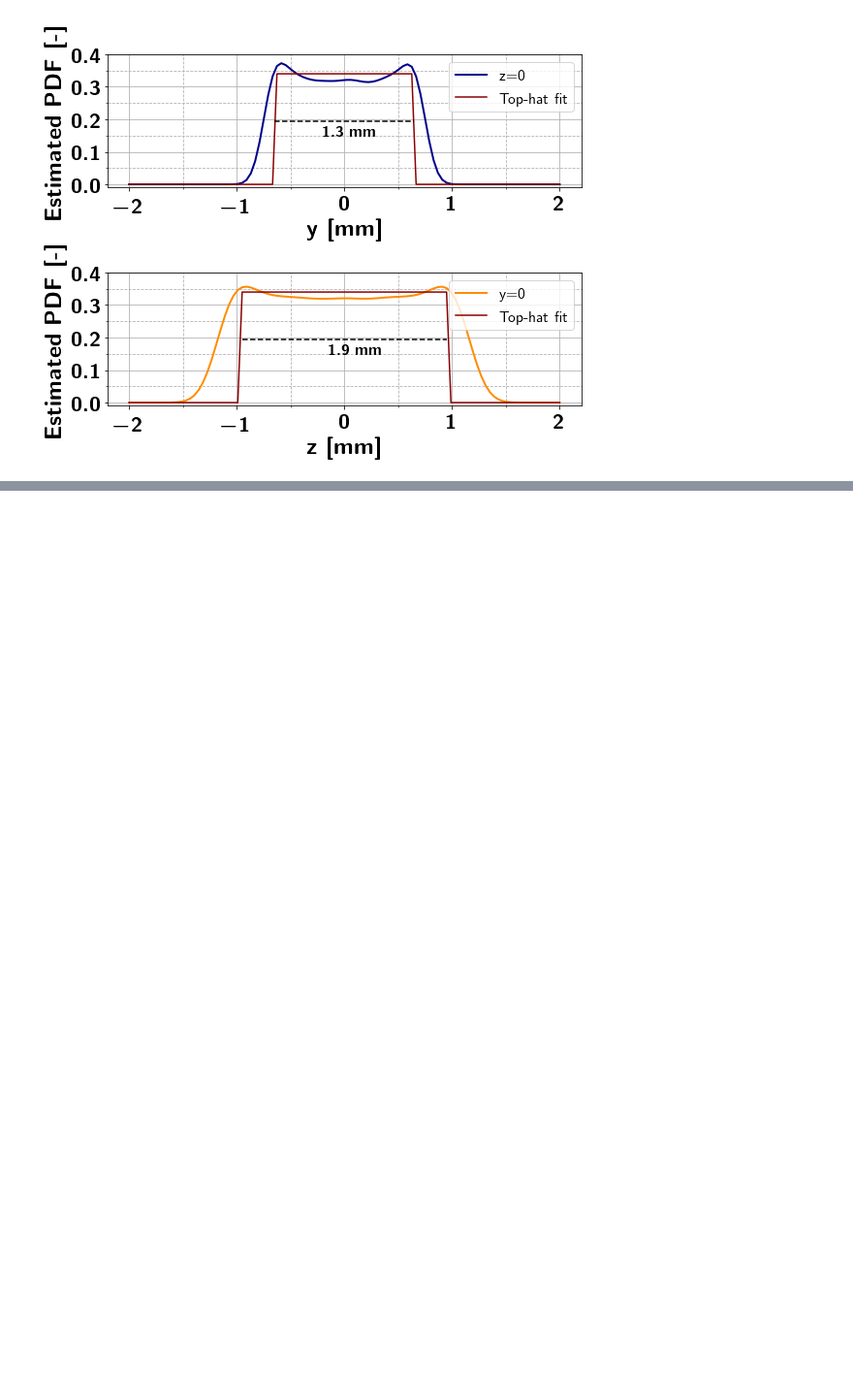
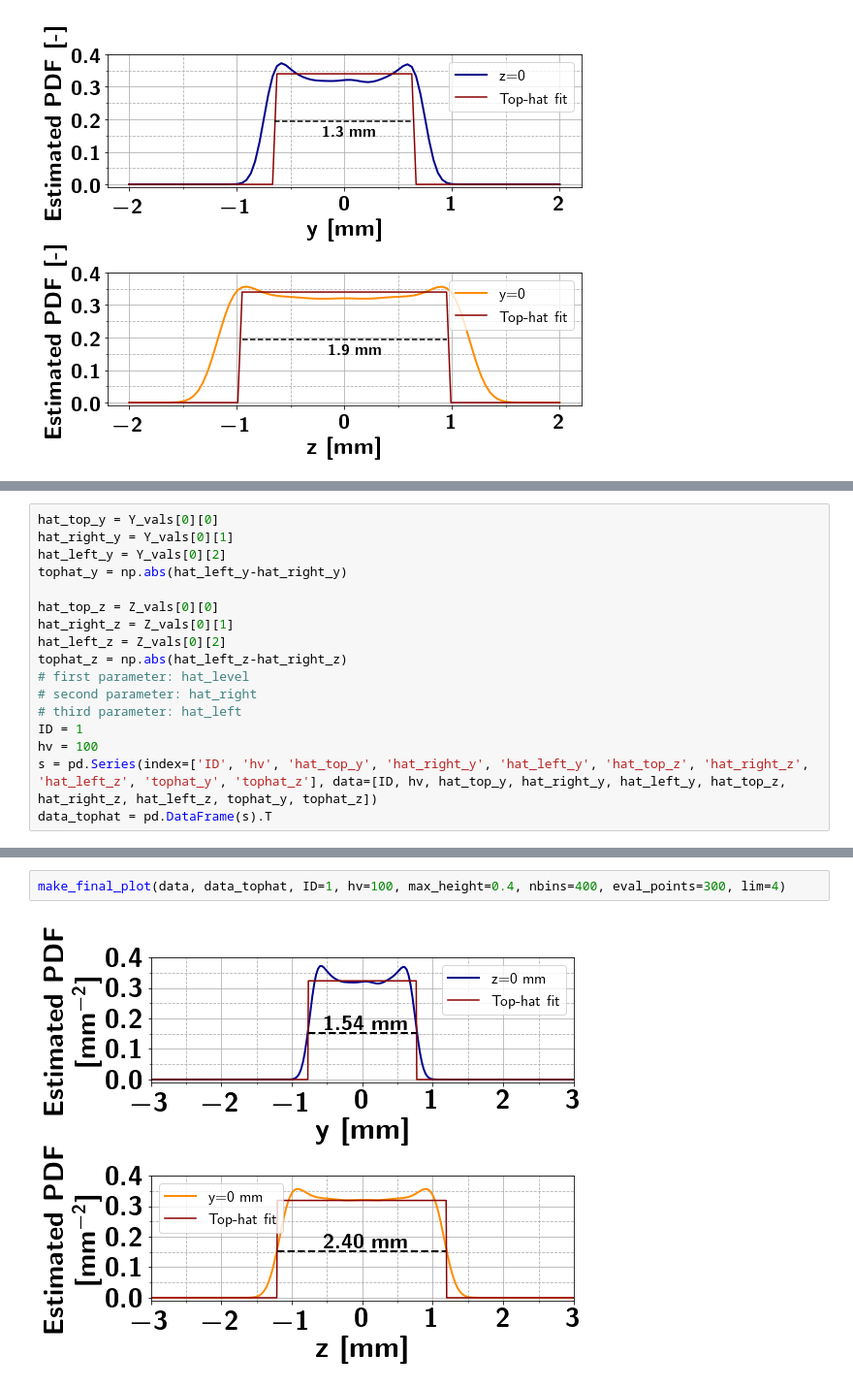
Before and after one commit to kromerh/phd_python, a Jupyter notebook: 03_COMSOL/03_BeamOptics/03_new_chamber/final_design/no_extraction/2020-02-28.HV_sweep_THESIS_FIGURE.ipynb, the cells around one changed output, grey strips where cells are left out. Shown at 97% size. Cells and saved outputs as stored; diff of their text form; blank space fills up the shorter version.

```diff
--- a/03_COMSOL/03_BeamOptics/03_new_chamber/final_design/no_extraction/2020-02-28.HV_sweep_THESIS_FIGURE.ipynb
+++ b/03_COMSOL/03_BeamOptics/03_new_chamber/final_design/no_extraction/2020-02-28.HV_sweep_THESIS_FIGURE.ipynb
@@ -320,0 +538,17 @@ FWHM in y: 2.0871214536304747
+# %%
+hat_top_y = Y_vals[0][0]
+hat_right_y = Y_vals[0][1]
+hat_left_y = Y_vals[0][2]
+tophat_y = np.abs(hat_left_y-hat_right_y)
+
+hat_top_z = Z_vals[0][0]
+hat_right_z = Z_vals[0][1]
+hat_left_z = Z_vals[0][2]
+tophat_z = np.abs(hat_left_z-hat_right_z)
+# first parameter: hat_level
+# second parameter: hat_right
+# third parameter: hat_left
+ID = 1
+hv = 100
+s = pd.Series(index=['ID', 'hv', 'hat_top_y', 'hat_right_y', 'hat_left_y', 'hat_top_z', 'hat_right_z', 'hat_left_z', 'tophat_y', 'tophat_z'], data=[ID, hv, hat_top_y, hat_right_y, hat_left_y, hat_top_z, hat_right_z, hat_left_z, tophat_y, tophat_z])
+data_tophat = pd.DataFrame(s).T
@@ -320,0 +680,4 @@ FWHM in y: 2.0871214536304747
+# %%
+make_final_plot(data, data_tophat, ID=1, hv=100, max_height=0.4, nbins=400, eval_points=300, lim=4)
+# %% [output]
+[figure, added]
```
Also changed, not shown: parts of 11 cells of this notebook, 11 other files.
